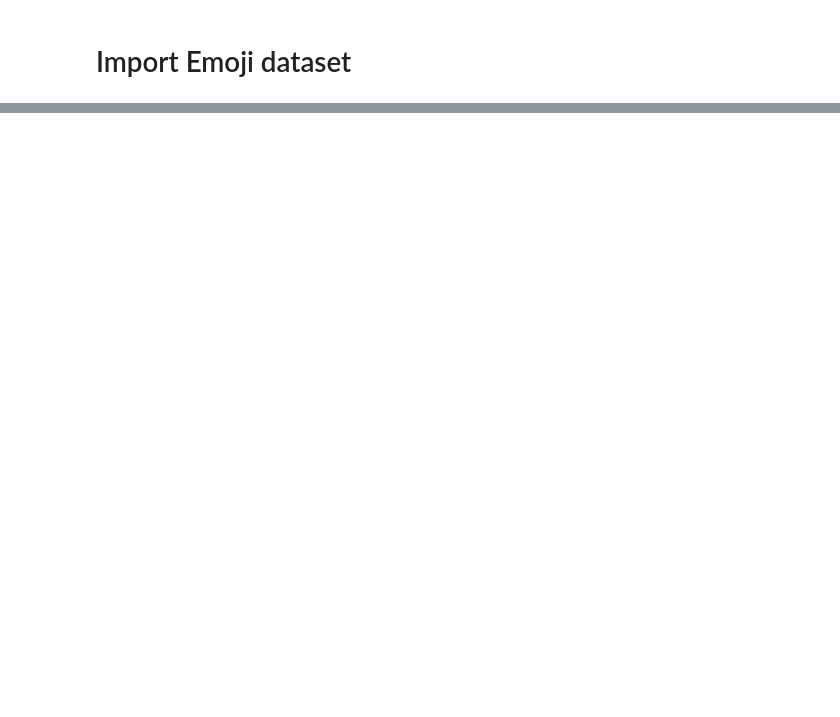
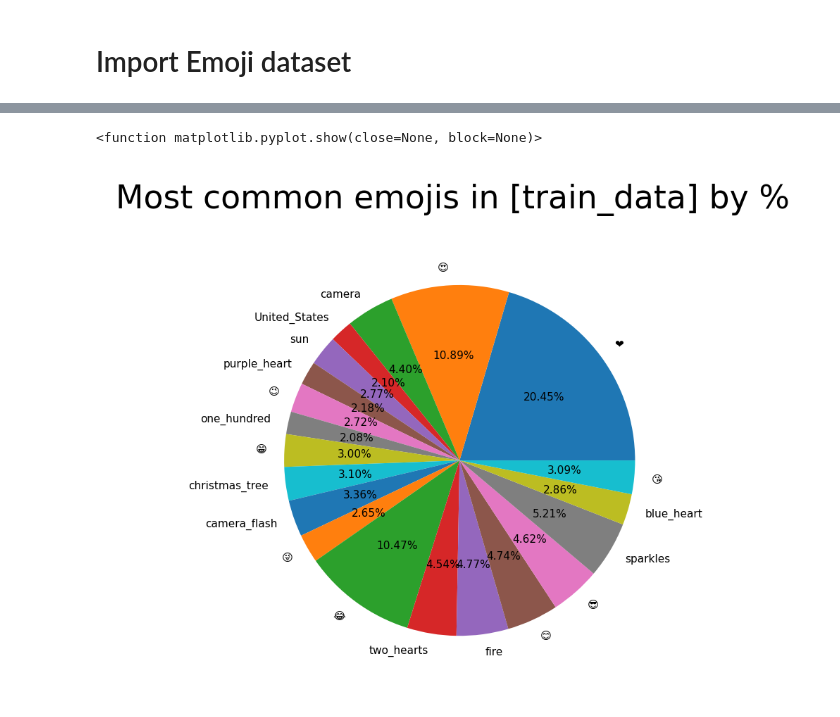
Before and after one commit to GDarkens/CE888, a Jupyter notebook: Assignments/Assignment1/init_testing_exploratory/LoadingProcessingExploring_Emoji.ipynb, the cells around one changed output, grey strips where cells are left out. Saved outputs shown, nothing was run; the diff lists cells and outputs as text; code cells hidden in the pictures; blank space fills up the shorter version.

```diff
--- a/Assignments/Assignment1/init_testing_exploratory/LoadingProcessingExploring_Emoji.ipynb
+++ b/Assignments/Assignment1/init_testing_exploratory/LoadingProcessingExploring_Emoji.ipynb
@@ -126,0 +259,9 @@ AttributeError: 'DataFrame' object has no attribute 'CATEGORY'
+# %%
+trainDataFrameCount = emojiCounting(trainDataFrame)
+mpl.figure(figsize=(3,3), dpi=275)
+mpl.pie(trainDataFrameCount, labels=categoryNames, textprops={'fontsize':4}, autopct='%1.2f%%')
+mpl.suptitle('Most common emojis in [train_data] by %')
+mpl.show
+# %% [output]
+<function matplotlib.pyplot.show(close=None, block=None)>
+[figure, added]
```
Also changed, not shown: parts of 9 cells of this notebook, 2 other files.
